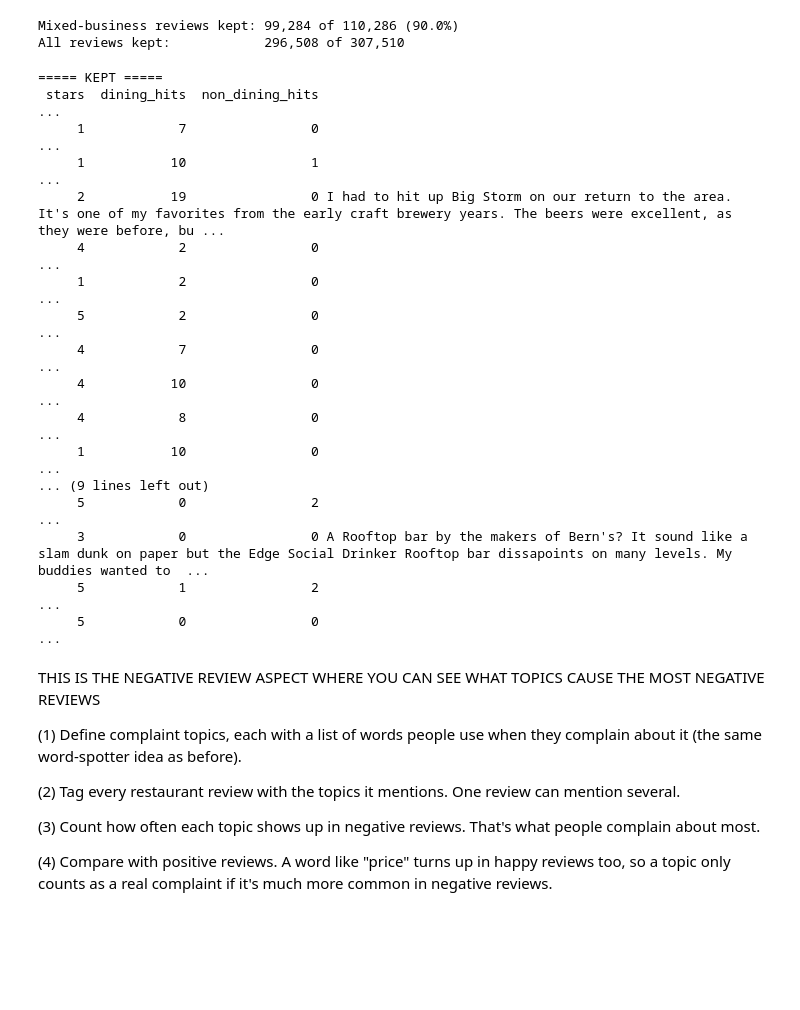
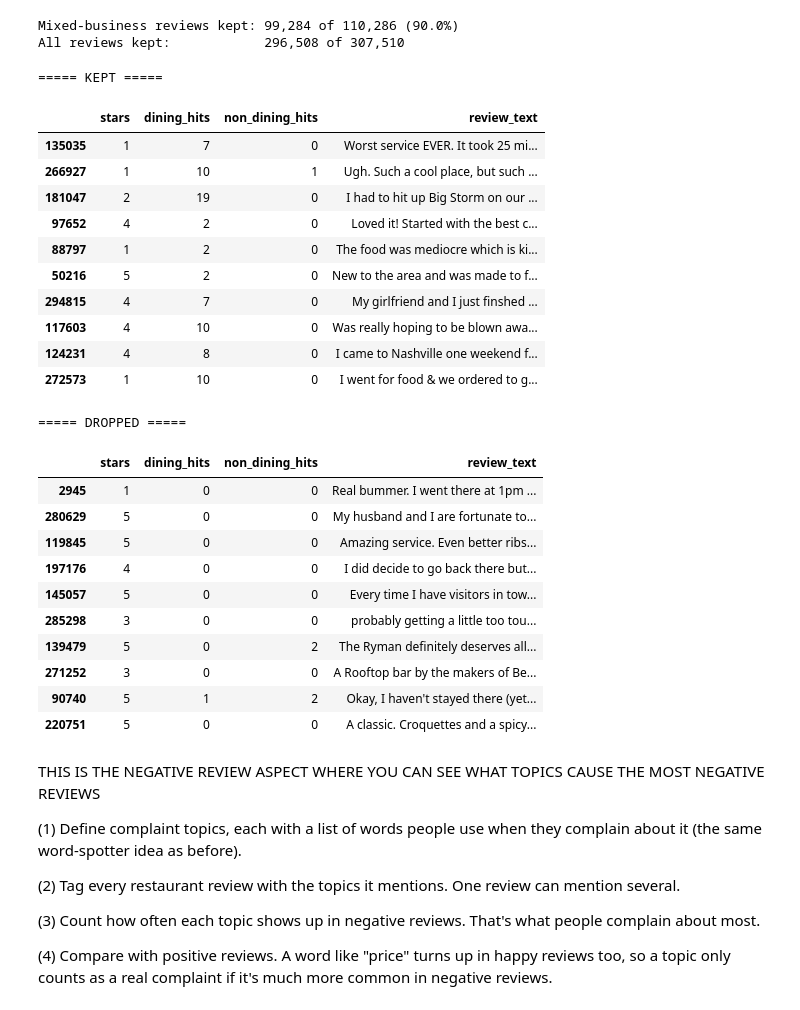
Before and after one commit to MIZZYAYO/yelp-restaurant-complaint-analysis, a Jupyter notebook: notebooks/02_review_topics.ipynb, the cells around one changed output. Cells and saved outputs as stored; diff of their text form; code cells hidden in the pictures; blank space fills up the shorter version.

```diff
--- a/notebooks/02_review_topics.ipynb
+++ b/notebooks/02_review_topics.ipynb
@@ -164,28 +164,35 @@ All reviews kept:            296,508 of 307,510
 # %%
 # Read 10 reviews it kept and 10 it dropped, all from mixed businesses
 pd.set_option("display.max_colwidth", 300)
 for label, keep in [("KEPT", True), ("DROPPED", False)]:
-    print(f"\n===== {label} =====")
+    print(f"===== {label} =====")
     sample = mixed[mixed.is_restaurant_review == keep].sample(10, random_state=42)
-    print(sample[["stars", "dining_hits", "non_dining_hits", "review_text"]].to_string(index=False))
+    display(sample[["stars", "dining_hits", "non_dining_hits", "review_text"]])   # display() = table view in notebooks
 # %% [output]
 ===== KEPT =====
- stars  dining_hits  non_dining_hits                                                                                                                                                                     ...
-     1            7                0                                                                                                                                                                     ...
-     1           10                1                                                                                                                                                                     ...
-     2           19                0 I had to hit up Big Storm on our return to the area. It's one of my favorites from the early craft brewery years. The beers were excellent, as they were before, bu ...
-     4            2                0                                                                                                                                                                     ...
-     1            2                0                                                                                                                                                                     ...
-     5            2                0                                                                                                                                                                     ...
-     4            7                0                                                                                                                                                                     ...
-     4           10                0                                                                                                                                                                     ...
-     4            8                0                                                                                                                                                                     ...
-     1           10                0                                                                                                                                                                     ...
-... (9 lines left out)
-     5            0                2                                                                                                                                                                     ...
-     3            0                0 A Rooftop bar by the makers of Bern's? It sound like a slam dunk on paper but the Edge Social Drinker Rooftop bar dissapoints on many levels. My buddies wanted to  ...
-     5            1                2                                                                                                                                                                     ...
-     5            0                0                                                                                                                                                                     ...
+|  | stars | dining_hits | non_dining_hits | review_text |
+| 135035 | 1 | 7 | 0 | Worst service EVER. It took 25 mi... |
+| 266927 | 1 | 10 | 1 | Ugh. Such a cool place, but such ... |
+| 181047 | 2 | 19 | 0 | I had to hit up Big Storm on our ... |
+| 97652 | 4 | 2 | 0 | Loved it! Started with the best c... |
+| 88797 | 1 | 2 | 0 | The food was mediocre which is ki... |
+| 50216 | 5 | 2 | 0 | New to the area and was made to f... |
+| 294815 | 4 | 7 | 0 | My girlfriend and I just finshed ... |
+| 117603 | 4 | 10 | 0 | Was really hoping to be blown awa... |
+| 124231 | 4 | 8 | 0 | I came to Nashville one weekend f... |
+| 272573 | 1 | 10 | 0 | I went for food & we ordered to g... |
+===== DROPPED =====
+|  | stars | dining_hits | non_dining_hits | review_text |
+| 2945 | 1 | 0 | 0 | Real bummer. I went there at 1pm ... |
+| 280629 | 5 | 0 | 0 | My husband and I are fortunate to... |
+| 119845 | 5 | 0 | 0 | Amazing service. Even better ribs... |
+| 197176 | 4 | 0 | 0 | I did decide to go back there but... |
+| 145057 | 5 | 0 | 0 | Every time I have visitors in tow... |
+| 285298 | 3 | 0 | 0 | probably getting a little too tou... |
+| 139479 | 5 | 0 | 2 | The Ryman definitely deserves all... |
+| 271252 | 3 | 0 | 0 | A Rooftop bar by the makers of Be... |
+| 90740 | 5 | 1 | 2 | Okay, I haven't stayed there (yet... |
+| 220751 | 5 | 0 | 0 | A classic. Croquettes and a spicy... |
 # %% [markdown]
 THIS IS THE NEGATIVE REVIEW ASPECT WHERE YOU CAN SEE WHAT TOPICS CAUSE THE MOST NEGATIVE REVIEWS
 
```
Also changed, not shown: parts of 2 cells of this notebook, 1 other file.
